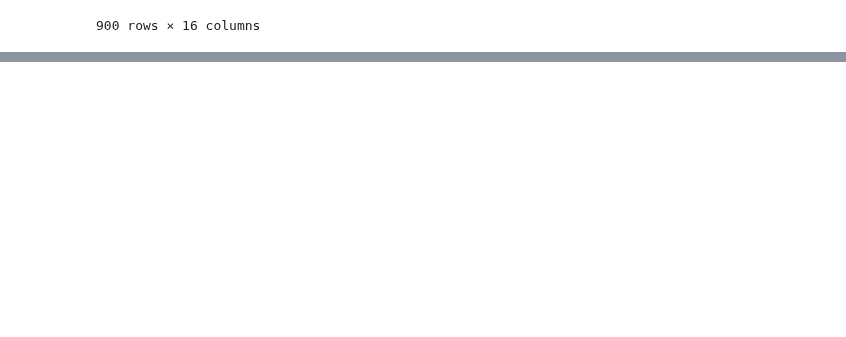
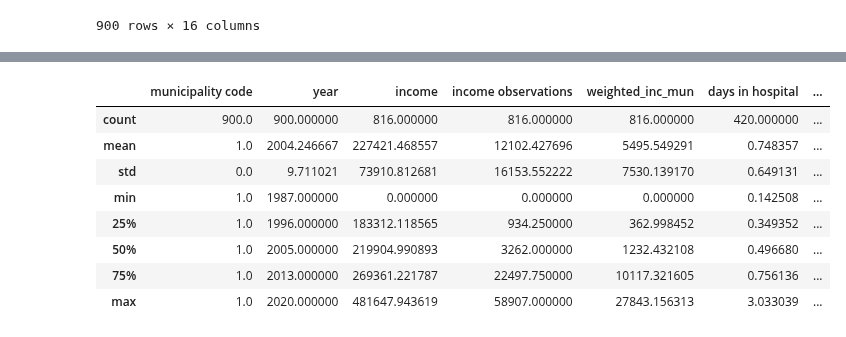
Before and after one commit to vivivaradi/socialdata2023, a Jupyter notebook: assignments/cph_vs_dk.ipynb, the cells around one changed output, grey strips where cells are left out. Saved outputs shown, nothing was run; the diff lists cells and outputs as text; code cells hidden in the pictures; blank space fills up the shorter version.

```diff
--- a/assignments/cph_vs_dk.ipynb
+++ b/assignments/cph_vs_dk.ipynb
@@ -69,0 +124,12 @@ women_cph
+# %%
+women_cph.describe()
+# %% [output]
+|  | municipality code | year | income | income observations | weighted_inc_mun | days in hospital | ... |
+| count | 900.0 | 900.000000 | 816.000000 | 816.000000 | 816.000000 | 420.000000 | ... |
+| mean | 1.0 | 2004.246667 | 227421.468557 | 12102.427696 | 5495.549291 | 0.748357 | ... |
+| std | 0.0 | 9.711021 | 73910.812681 | 16153.552222 | 7530.139170 | 0.649131 | ... |
+| min | 1.0 | 1987.000000 | 0.000000 | 0.000000 | 0.000000 | 0.142508 | ... |
+| 25% | 1.0 | 1996.000000 | 183312.118565 | 934.250000 | 362.998452 | 0.349352 | ... |
+| 50% | 1.0 | 2005.000000 | 219904.990893 | 3262.000000 | 1232.432108 | 0.496680 | ... |
+| 75% | 1.0 | 2013.000000 | 269361.221787 | 22497.750000 | 10117.321605 | 0.756136 | ... |
+| max | 1.0 | 2020.000000 | 481647.943619 | 58907.000000 | 27843.156313 | 3.033039 | ... |
```
Also changed, not shown: parts of 11 cells of this notebook.
